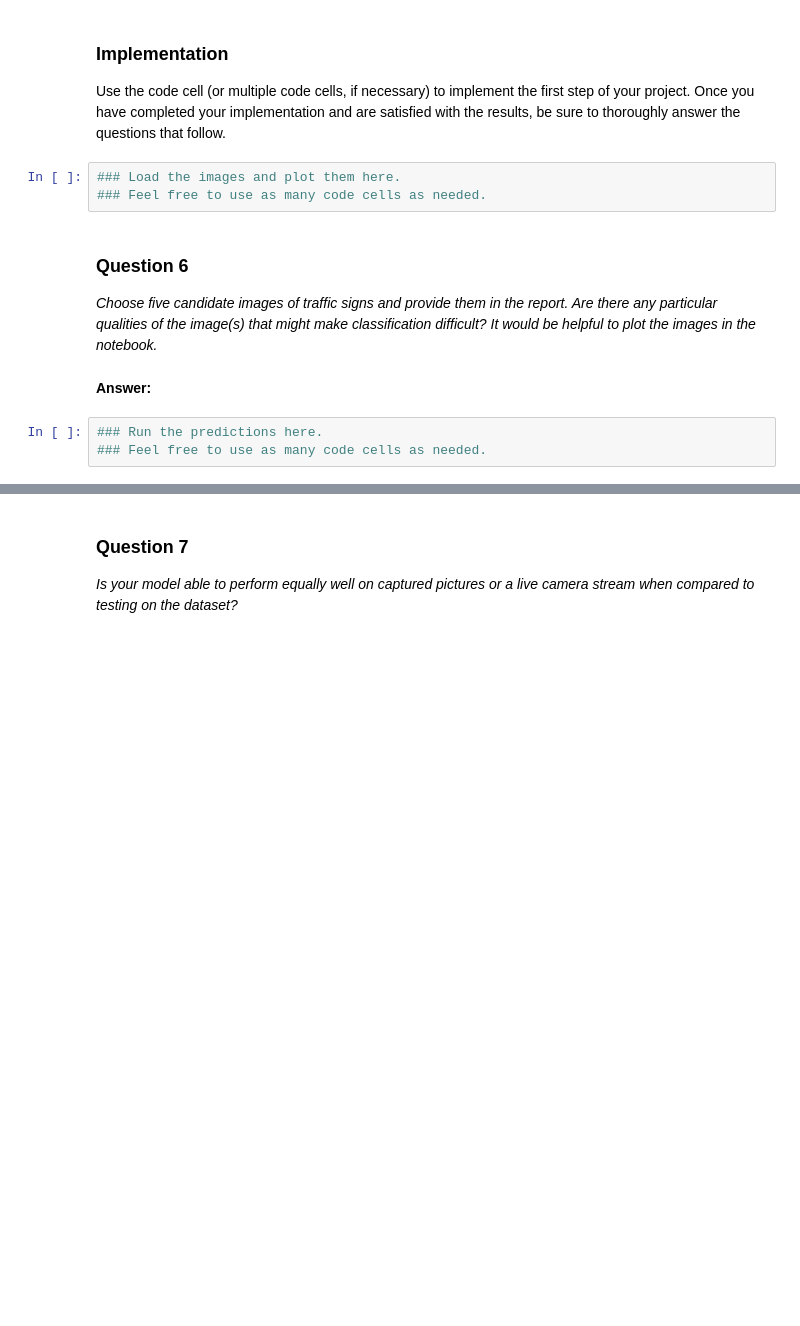
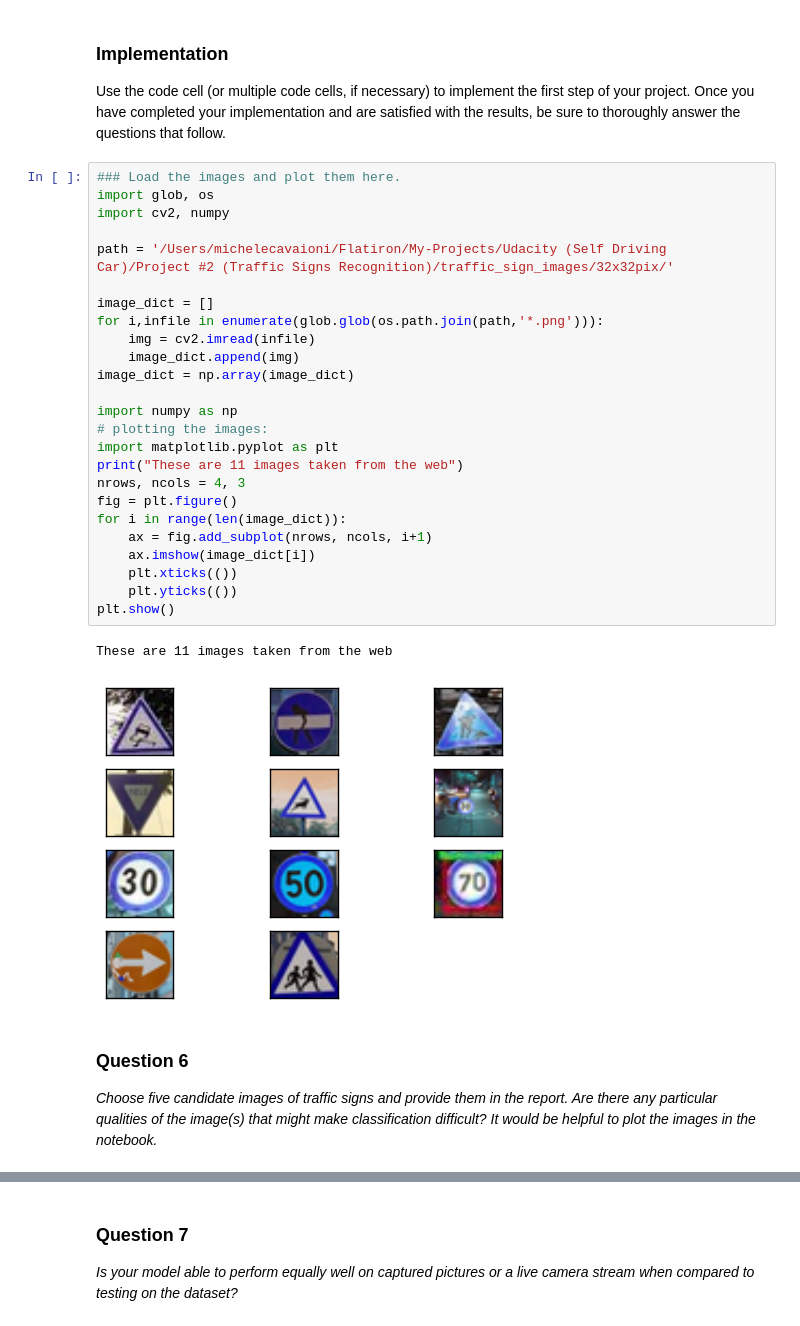
Before and after one commit to mcavaioni/Self-Driving-Cars, a Jupyter notebook: Project-2-Traffic-Signs-Recognition/Traffic_Signs_Recognition.ipynb, the cells around one changed output, grey strips where cells are left out. Saved outputs shown, nothing was run; the diff lists cells and outputs as text; blank space fills up the shorter version.

```diff
--- a/Project-2-Traffic-Signs-Recognition/Traffic_Signs_Recognition.ipynb
+++ b/Project-2-Traffic-Signs-Recognition/Traffic_Signs_Recognition.ipynb
@@ -196,15 +446,35 @@ You may find `signnames.csv` useful as it contains mappings from the class id (i
 ### Implementation
 
 Use the code cell (or multiple code cells, if necessary) to implement the first step of your project. Once you have completed your implementation and are satisfied with the results, be sure to thoroughly answer the questions that follow.
-# %%
-### Load the images and plot them here.
-### Feel free to use as many code cells as needed.
+# %%
+### Load the images and plot them here.
+import glob, os
+import cv2, numpy
+
+path = '/Users/michelecavaioni/Flatiron/My-Projects/Udacity (Self Driving Car)/Project #2 (Traffic Signs Recognition)/traffic_sign_images/32x32pix/'
+
+image_dict = []
+for i,infile in enumerate(glob.glob(os.path.join(path,'*.png'))):
+    img = cv2.imread(infile)
+    image_dict.append(img)
+image_dict = np.array(image_dict)
+
+import numpy as np
+# plotting the images:
+import matplotlib.pyplot as plt
+print("These are 11 images taken from the web")
+nrows, ncols = 4, 3
+fig = plt.figure()
+for i in range(len(image_dict)):
+    ax = fig.add_subplot(nrows, ncols, i+1)
+    ax.imshow(image_dict[i])
+    plt.xticks(())
+    plt.yticks(())
+plt.show()
+# %% [output]
+These are 11 images taken from the web
+[figure, added]
 # %% [markdown]
 ### Question 6
 
 _Choose five candidate images of traffic signs and provide them in the report. Are there any particular qualities of the image(s) that might make classification difficult? It would be helpful to plot the images in the notebook._
-# %% [markdown]
-**Answer:**
-# %%
-### Run the predictions here.
-### Feel free to use as many code cells as needed.
```
Also changed, not shown: parts of 27 cells of this notebook.
